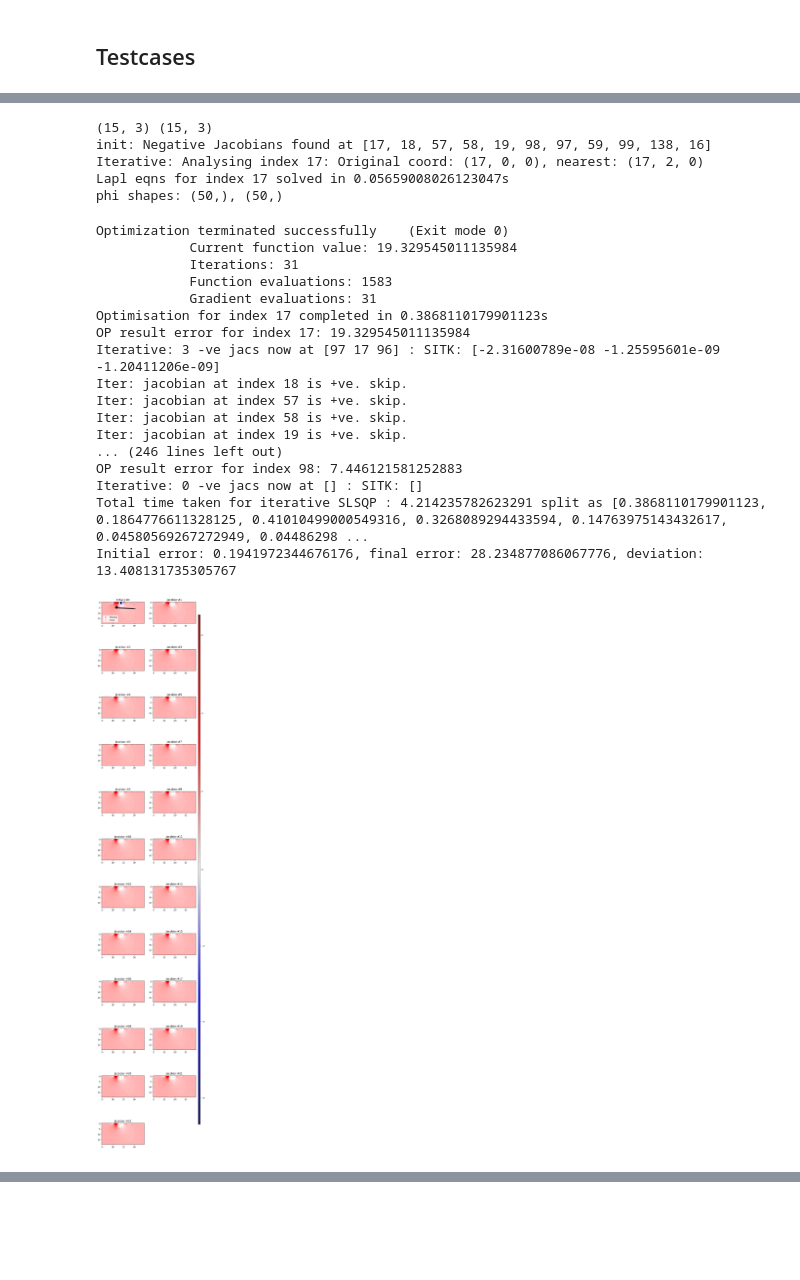
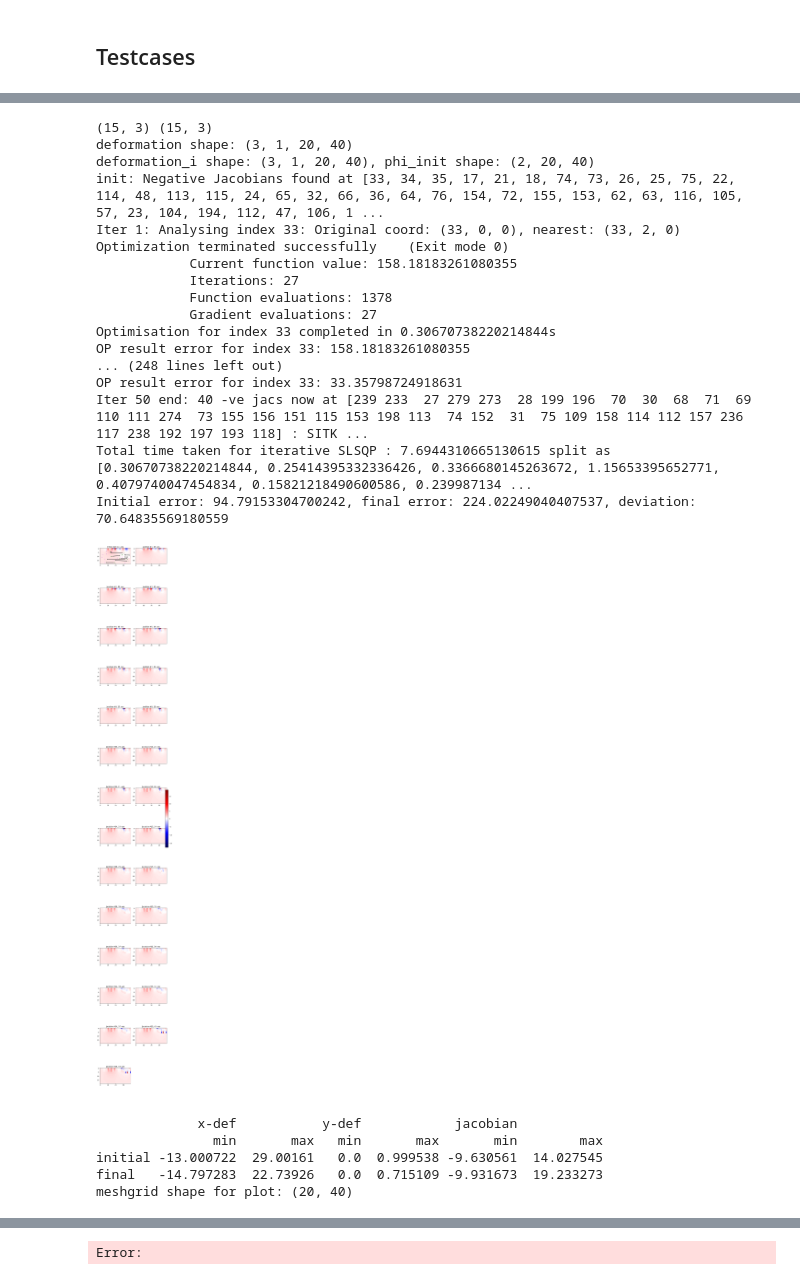
Before and after one commit to andythai/deformation-field-processing, a Jupyter notebook: slsqp.ipynb, the cells around one changed output, grey strips where cells are left out. Drawn from its saved outputs; the diff is of its cells as text; code cells hidden in the pictures; blank space fills up the shorter version.

```diff
--- a/slsqp.ipynb
+++ b/slsqp.ipynb
@@ -471,53 +538,53 @@ Initial error: 0.040386216874490066, final error: 4.024302054895663, deviation:
 # Create sample set of points
 mpoints_path = "../data/corrected_correspondences_count_touching/mpoints.npy"
 fpoints_path = "../data/corrected_correspondences_count_touching/fpoints.npy"
 
 mpoints, fpoints = correspondences.downsample_points(mpoints_path, fpoints_path, debug=False)
 #print(mpoints.shape, fpoints.shape)
 
 fixed_sample = np.zeros((1, 20, 40))
 
 deformation_i, A, Zd, Yd, Xd = laplacian.sliceToSlice3DLaplacian(fixed_sample, mpoints, fpoints)
 
 # z values in mpoints, fpoints are for 3 slices numbered 0,1,2
 slice_no = 1
 
 # use
 mask = mpoints[:,0]==slice_no
 new_mpoints = mpoints[mask].copy()
 new_mpoints[:,0] = 0
 
 mask = fpoints[:,0]==slice_no
 new_fpoints = fpoints[mask].copy()
 new_fpoints[:,0] = 0
 
 print(new_mpoints.shape, new_fpoints.shape)
 
 
 #test_grad(fixed_sample, msample, fsample)
 #red_test_scipy(fixed_sample, new_mpoints[:5], new_fpoints[:5])
-plot_jacobians_iteratively(fixed_sample, new_mpoints[:5], new_fpoints[:5])
+run_lapl_and_correction(fixed_sample, new_mpoints, new_fpoints)
 # %% [output]
 (15, 3) (15, 3)
-init: Negative Jacobians found at [17, 18, 57, 58, 19, 98, 97, 59, 99, 138, 16]
-Iterative: Analysing index 17: Original coord: (17, 0, 0), nearest: (17, 2, 0)
-Lapl eqns for index 17 solved in 0.05659008026123047s
-phi shapes: (50,), (50,)
+deformation shape: (3, 1, 20, 40)
+deformation_i shape: (3, 1, 20, 40), phi_init shape: (2, 20, 40)
+init: Negative Jacobians found at [33, 34, 35, 17, 21, 18, 74, 73, 26, 25, 75, 22, 114, 48, 113, 115, 24, 65, 32, 66, 36, 64, 76, 154, 72, 155, 153, 62, 63, 116, 105, 57, 23, 104, 194, 112, 47, 106, 1 ...
+Iter 1: Analysing index 33: Original coord: (33, 0, 0), nearest: (33, 2, 0)
+Optimization terminated successfully    (Exit mode 0)
+            Current function value: 158.18183261080355
+            Iterations: 27
+            Function evaluations: 1378
+            Gradient evaluations: 27
+Optimisation for index 33 completed in 0.30670738220214844s
+OP result error for index 33: 158.18183261080355
+... (248 lines left out)
+OP result error for index 33: 33.35798724918631
+Iter 50 end: 40 -ve jacs now at [239 233  27 279 273  28 199 196  70  30  68  71  69 110 111 274  73 155 156 151 115 153 198 113  74 152  31  75 109 158 114 112 157 236 117 238 192 197 193 118] : SITK ...
+Total time taken for iterative SLSQP : 7.6944310665130615 split as [0.30670738220214844, 0.25414395332336426, 0.3366680145263672, 1.15653395652771, 0.4079740047454834, 0.15821218490600586, 0.239987134 ...
+Initial error: 94.79153304700242, final error: 224.02249040407537, deviation: 70.64835569180559
+[figure, new version]
-Optimization terminated successfully    (Exit mode 0)
-            Current function value: 19.329545011135984
-            Iterations: 31
-            Function evaluations: 1583
-            Gradient evaluations: 31
-Optimisation for index 17 completed in 0.3868110179901123s
-OP result error for index 17: 19.329545011135984
-Iterative: 3 -ve jacs now at [97 17 96] : SITK: [-2.31600789e-08 -1.25595601e-09 -1.20411206e-09]
-Iter: jacobian at index 18 is +ve. skip.
-Iter: jacobian at index 57 is +ve. skip.
-Iter: jacobian at index 58 is +ve. skip.
-Iter: jacobian at index 19 is +ve. skip.
-... (246 lines left out)
-OP result error for index 98: 7.446121581252883
-Iterative: 0 -ve jacs now at [] : SITK: []
-Total time taken for iterative SLSQP : 4.214235782623291 split as [0.3868110179901123, 0.1864776611328125, 0.41010499000549316, 0.3268089294433594, 0.14763975143432617, 0.04580569267272949, 0.04486298 ...
-Initial error: 0.1941972344676176, final error: 28.234877086067776, deviation: 13.408131735305767
+             x-def           y-def            jacobian
+               min       max   min       max       min        max
+initial -13.000722  29.00161   0.0  0.999538 -9.630561  14.027545
+final   -14.797283  22.73926   0.0  0.715109 -9.931673  19.233273
+meshgrid shape for plot: (20, 40)
-[figure, old version]
@@ -523,0 +592 @@ Initial error: 0.1941972344676176, final error: 28.234877086067776, deviation: 1
+Error:
```
Also changed, not shown: parts of 13 cells of this notebook.
